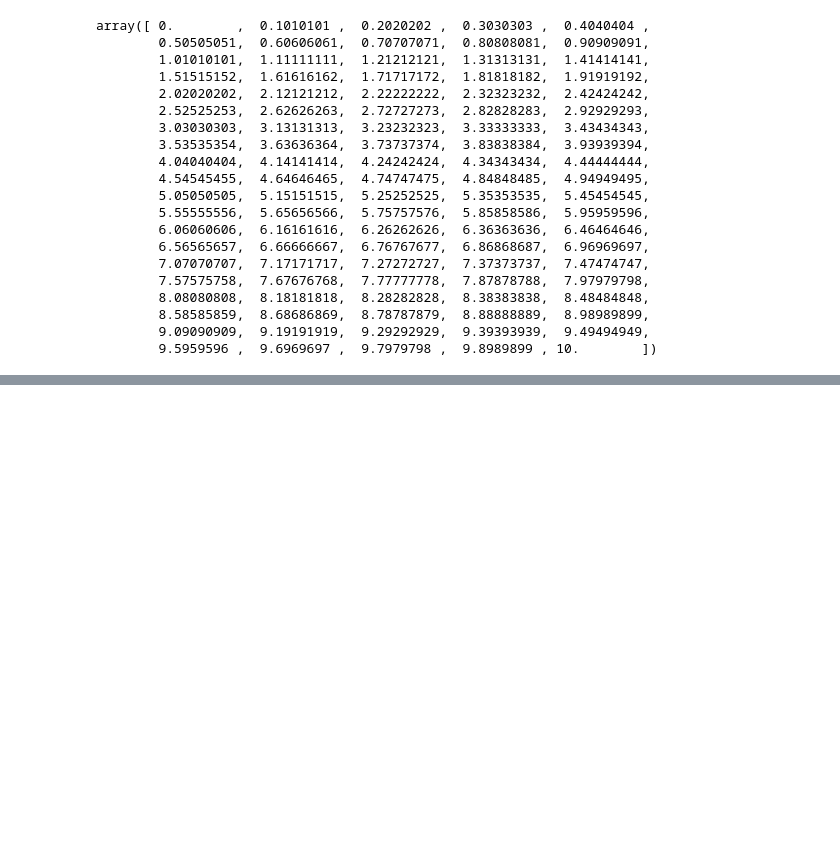
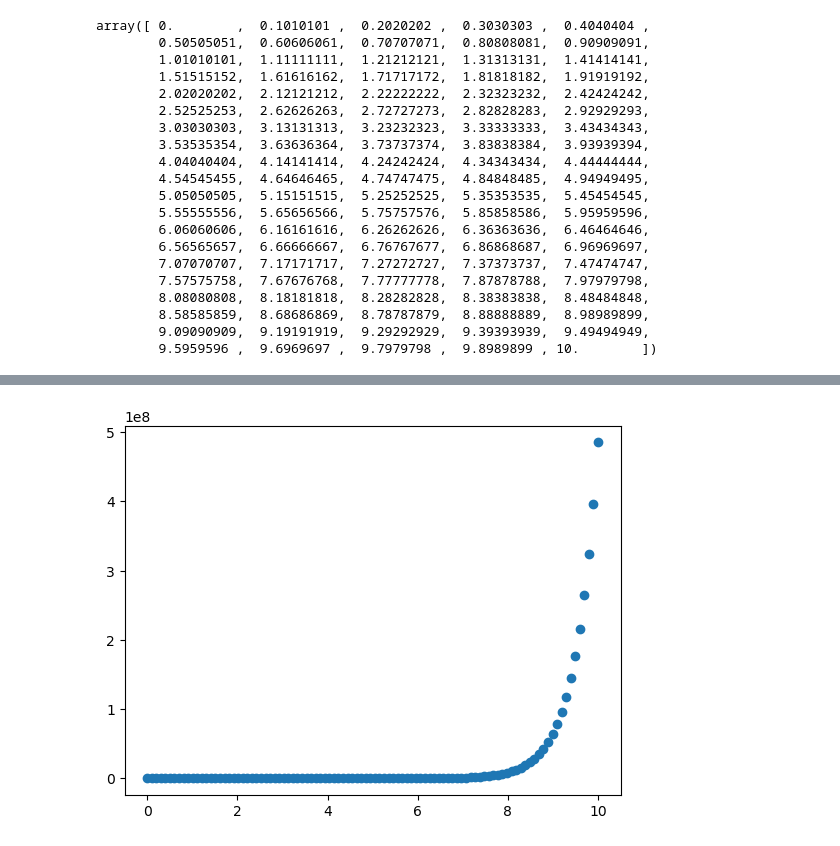
Before and after one commit to pnowak2/learnjs, a Jupyter notebook: libraries/machine learning/complete-machine-learning-bootcamp-udemy/8-matplotlib/introduction-to-matplotlib.ipynb, the cells around one changed output, grey strips where cells are left out. Cells and saved outputs as stored; diff of their text form; code cells hidden in the pictures; blank space fills up the shorter version.

```diff
--- a/libraries/machine learning/complete-machine-learning-bootcamp-udemy/8-matplotlib/introduction-to-matplotlib.ipynb
+++ b/libraries/machine learning/complete-machine-learning-bootcamp-udemy/8-matplotlib/introduction-to-matplotlib.ipynb
@@ -103,0 +119,6 @@ array([ 0.        ,  0.1010101 ,  0.2020202 ,  0.3030303 ,  0.4040404 ,
+# %%
+# Use some data to make a scatter
+fix, ax = plt.subplots()
+ax.scatter(x, np.exp(x));
+# %% [output]
+[figure, added]
```
Also changed, not shown: parts of 7 cells of this notebook, 1 other file.
